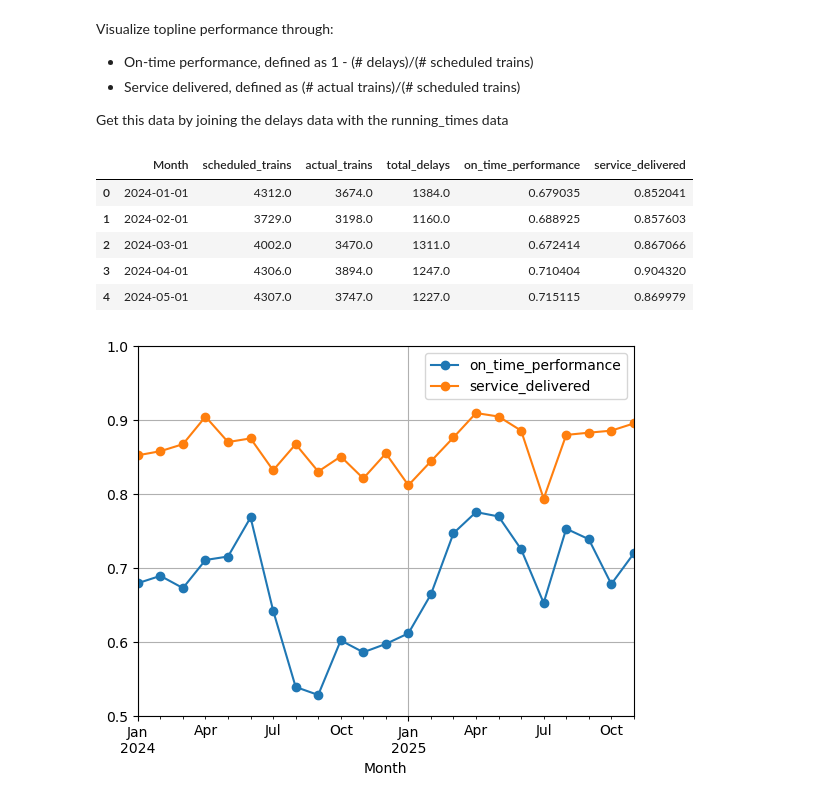
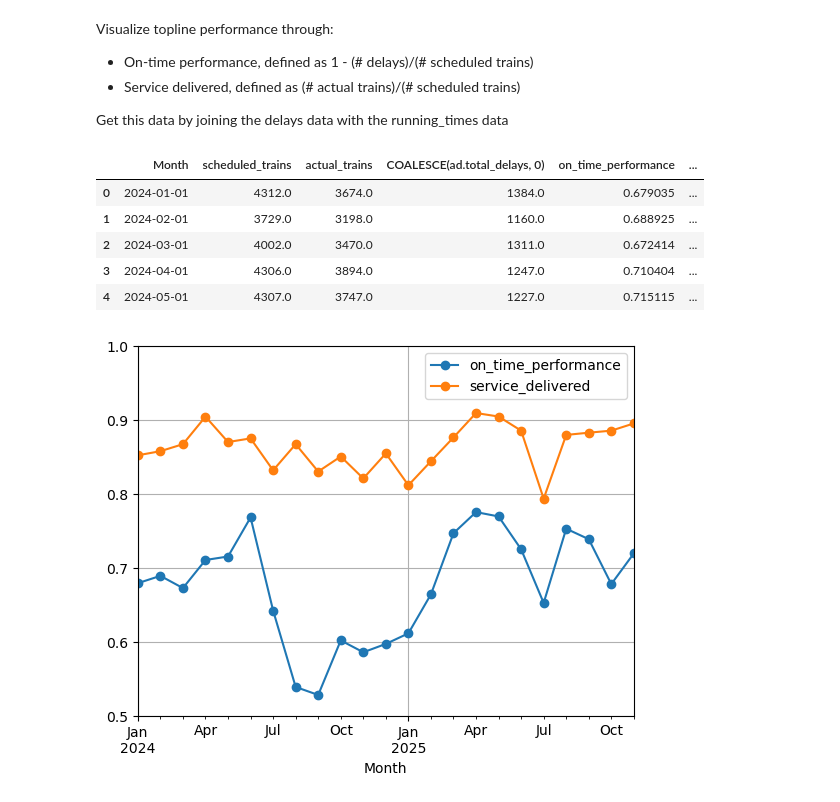
Before and after one commit to dylan-j-young/mta-b-line-analysis, a Jupyter notebook: analysis.ipynb, the cells around one changed output. Cells and saved outputs as stored; diff of their text form; code cells hidden in the pictures.

```diff
--- a/analysis.ipynb
+++ b/analysis.ipynb
@@ -199,43 +199,43 @@ df_performance = sql_query(
     WITH num_trains AS (
         SELECT
             "Month",
             SUM("Scheduled Trains") AS scheduled_trains,
             SUM("Actual Trains") AS actual_trains
         FROM running_times
         WHERE "Line" = 'B'
         GROUP BY "Month"
     ),
     agg_delays AS (
         SELECT
             "month",
             SUM("delays") AS total_delays
         FROM delays
         WHERE "Line" = 'B'
         GROUP BY "month"
     )
     SELECT
         nt.Month,
         nt.scheduled_trains,
         nt.actual_trains,
-        ad.total_delays,
-        1 - (ad.total_delays / nt.scheduled_trains) AS on_time_performance,
-        (nt.actual_trains / nt.scheduled_trains) AS service_delivered
+        COALESCE(ad.total_delays, 0),
+        1 - (COALESCE(ad.total_delays, 0) / NULLIF(nt.scheduled_trains, 0)) AS on_time_performance,
+        (nt.actual_trains / NULLIF(nt.scheduled_trains, 0)) AS service_delivered
     FROM num_trains nt
-    JOIN agg_delays ad ON ad.month = nt.Month
+    LEFT JOIN agg_delays ad ON ad.month = nt.Month
     ORDER BY nt.Month ASC;
     """
 )
 
 df_performance["Month"] = pd.to_datetime(df_performance["Month"])
 
 df_performance.head()
 # %% [output]
-|  | Month | scheduled_trains | actual_trains | total_delays | on_time_performance | service_delivered |
-| 0 | 2024-01-01 | 4312.0 | 3674.0 | 1384.0 | 0.679035 | 0.852041 |
-| 1 | 2024-02-01 | 3729.0 | 3198.0 | 1160.0 | 0.688925 | 0.857603 |
-| 2 | 2024-03-01 | 4002.0 | 3470.0 | 1311.0 | 0.672414 | 0.867066 |
-| 3 | 2024-04-01 | 4306.0 | 3894.0 | 1247.0 | 0.710404 | 0.904320 |
-| 4 | 2024-05-01 | 4307.0 | 3747.0 | 1227.0 | 0.715115 | 0.869979 |
+|  | Month | scheduled_trains | actual_trains | COALESCE(ad.total_delays, 0) | on_time_performance | ... |
+| 0 | 2024-01-01 | 4312.0 | 3674.0 | 1384.0 | 0.679035 | ... |
+| 1 | 2024-02-01 | 3729.0 | 3198.0 | 1160.0 | 0.688925 | ... |
+| 2 | 2024-03-01 | 4002.0 | 3470.0 | 1311.0 | 0.672414 | ... |
+| 3 | 2024-04-01 | 4306.0 | 3894.0 | 1247.0 | 0.710404 | ... |
+| 4 | 2024-05-01 | 4307.0 | 3747.0 | 1227.0 | 0.715115 | ... |
 # %%
 fig, ax = plt.subplots()
 
```
